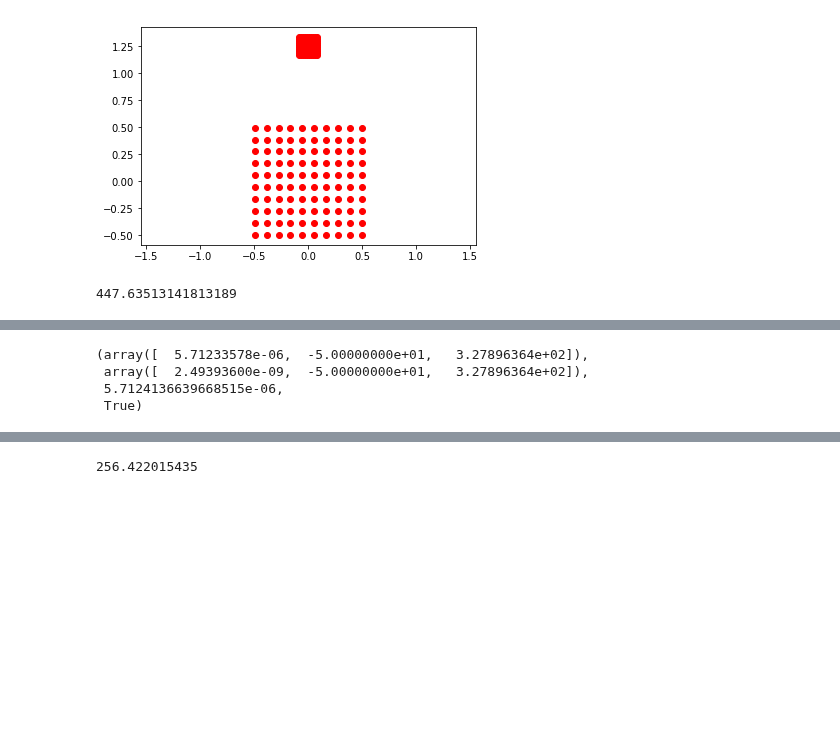
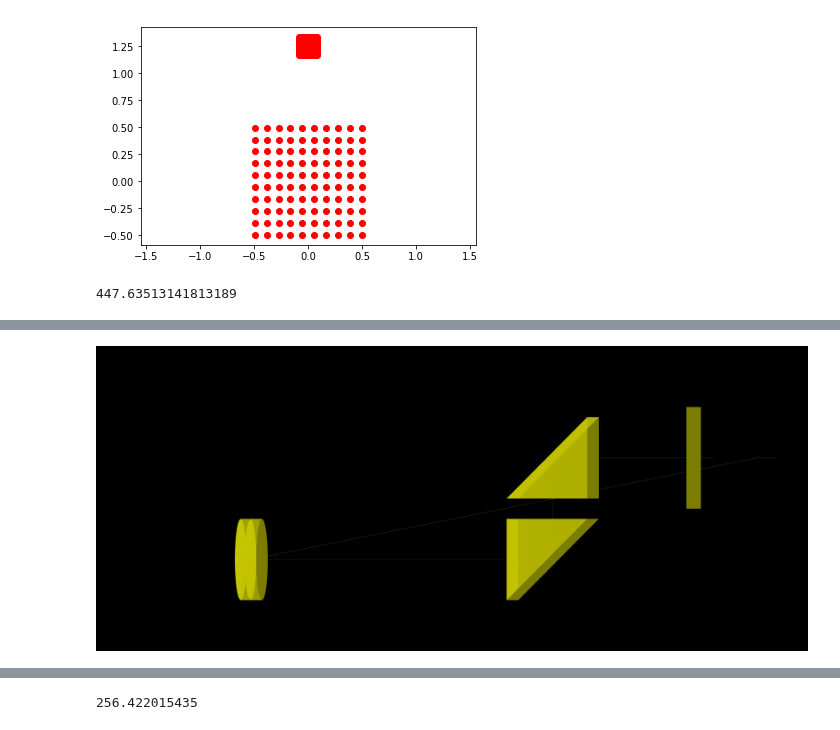
Before and after one commit to cihologramas/pyoptools, a Jupyter notebook: Tutorial.0.ipynb, the cells around one changed output, grey strips where cells are left out. Cells and saved outputs as stored; diff of their text form; code cells hidden in the pictures; blank space fills up the shorter version.

```diff
--- a/Tutorial.0.ipynb
+++ b/Tutorial.0.ipynb
@@ -945,15 +1012,42 @@ S.propagate()
 
 #nearest_points(PB[0], PB[8])
 
-#Plot3D(S,center=(0,-30,200),size=(350,150),scale=20,rot=[(0,pi/2.2,0)])
+Plot3D(S,center=(0,-30,200),size=(350,150),scale=20,rot=[(0,pi/2.2,0)])
 
 nearest_points(PB[7].get_final_rays()[0],PB[8].get_final_rays()[0])
 #PB[7].get_final_rays()[0]
-# %% [output]
-(array([  5.71233578e-06,  -5.00000000e+01,   3.27896364e+02]),
- array([  2.49393600e-09,  -5.00000000e+01,   3.27896364e+02]),
- 5.7124136639668515e-06,
- True)
+# %%
+# Child
+
+L1=library.Edmund.get("32935") #Achromatic doublet r= 20
+
+RP=RightAnglePrism(width=40,height=40,material=material.schott["BK7"])
+
+CC=CCD(size=(50,50))
+
+S=System(complist=[(L1,(0,0,100),(0,0,0)), (RP,(0,0,250),(-pi/2,pi/2,0)), (RP,(0,-50,250),(pi/2,-pi/2,0)), (CC,(0,-50,320),(0,0,0))],n=1)
+
+OA=Ray(pos=(0,0,100),dir=(0,0,10),intensity=100, wavelength=.55) # Optical axis
+E=Ray(pos=(0,-50,351.5),dir=(0,0,10),wavelength=.55)
+OA.add_child(E)
+
+
+S.ray_add(OA)
+S.ray_add(E)
+
+
+S.propagate()
+
+#intersection(PB[7],PB[8])
+
+#nearest_points(PB[0], PB[8])
+
+Plot3D(S,center=(0,-30,200),size=(350,150),scale=20,rot=[(0,pi/2.2,0)])
+
+#nearest_points(PB[7].get_final_rays()[0],PB[8].get_final_rays()[0])
+#PB[7].get_final_rays()[0]
+# %% [output]
+[figure, added]
 # %%
 
 R1=Ray(pos=( -2.37029579e-01,  -4.99661386e+01,   3.20000000e+02),dir=( 0.03000377, -0.00428625,  0.9995406 ),intensity=1.0,wavelength=0.55)
```
Also changed, not shown: parts of 35 cells of this notebook, 1 other file.
